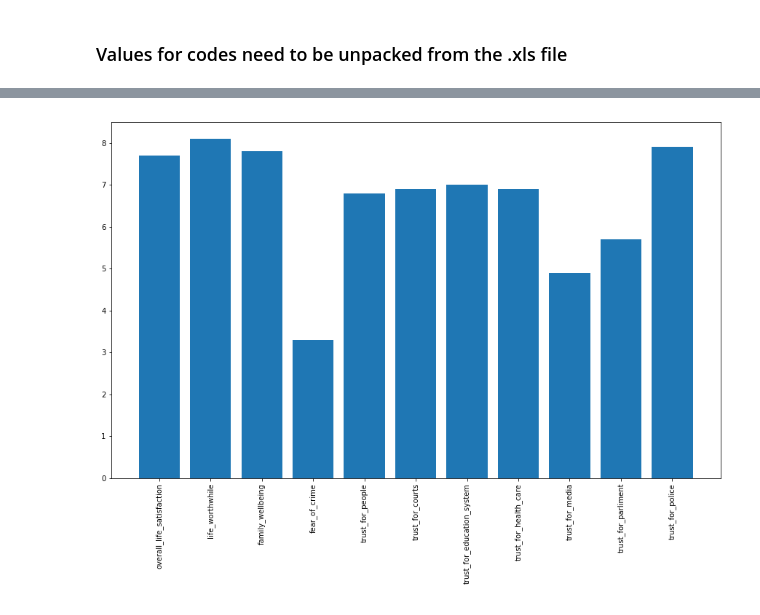
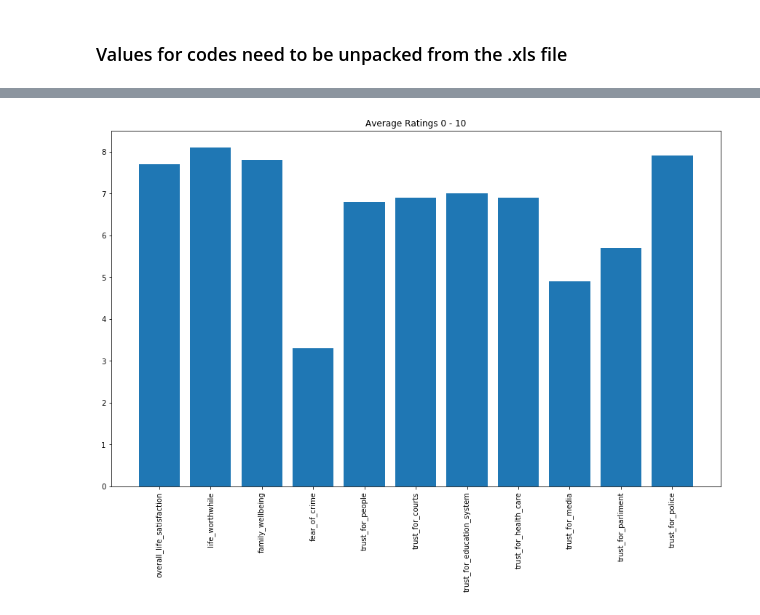
Before and after one commit to shushiej/nz_govt_open_data, a Jupyter notebook: wellbeing_stats_2018.ipynb, the cells around one changed output, grey strips where cells are left out. Saved outputs shown, nothing was run; the diff lists cells and outputs as text; code cells hidden in the pictures.

```diff
--- a/wellbeing_stats_2018.ipynb
+++ b/wellbeing_stats_2018.ipynb
@@ -45,10 +36,11 @@ See the caveats in the documentation: http://pandas.pydata.org/pandas-docs/stabl
 # %%
 plt.subplots(figsize=(15, 9))
+plt.title("Average Ratings 0 - 10")
 plt.bar(df_means['VA_Meaning'], df_means["Estimate"])
 plt.xticks(rotation=90)
 plt.show()
 # %% [output]
-[figure, old version]
+[figure, new version]
 # %%
 codes = []
 for k,v in CACodes.items():
```
Also changed, not shown: parts of 25 cells of this notebook.
